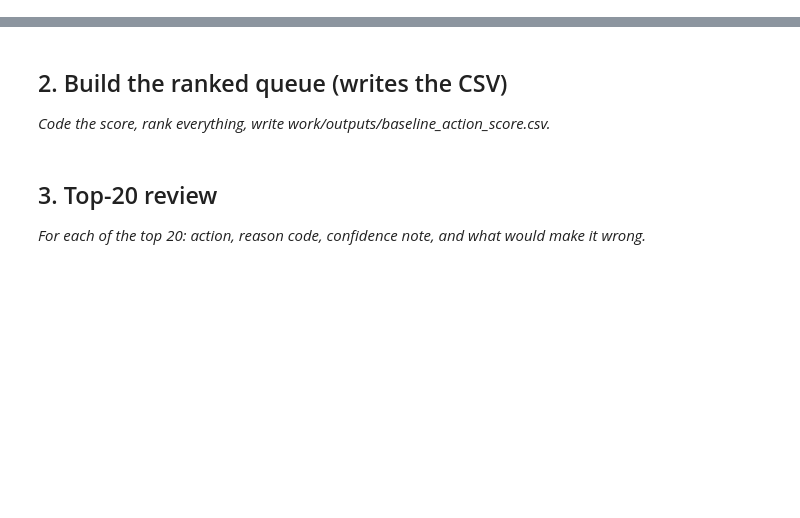
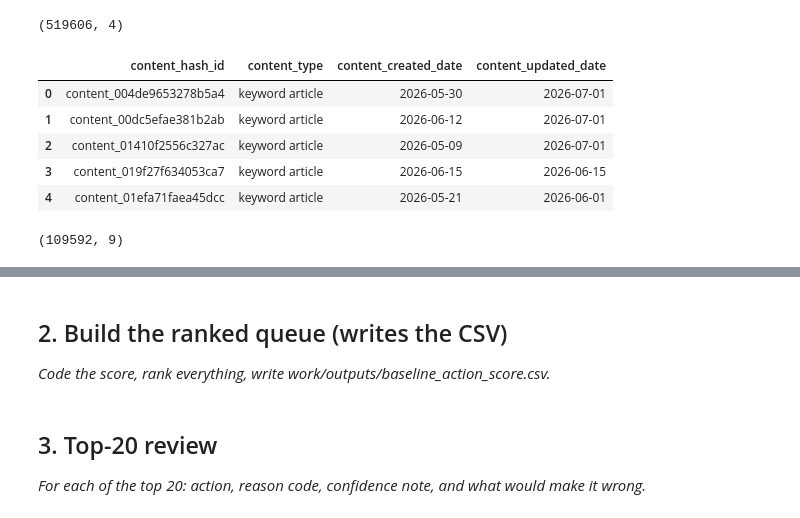
Before and after one commit to M-Sheheryar-khan/FlyRank-ML-Internship-Starter-Repo, a Jupyter notebook: work/notebooks/w04_baseline_score.ipynb, the cells around one changed output, grey strips where cells are left out. Cells and saved outputs as stored; diff of their text form; code cells hidden in the pictures; blank space fills up the shorter version.

```diff
--- a/work/notebooks/w04_baseline_score.ipynb
+++ b/work/notebooks/w04_baseline_score.ipynb
@@ -15,0 +72,26 @@ This skeleton is yours to fill. Work the sections **in order** — each one has
+# %%
+dim_content = con.sql(f"""
+    SELECT content_hash_id, content_type, content_created_date, content_updated_date
+    FROM read_parquet('{REL}/dim_content.parquet')
+""").df()
+
+print(dim_content.shape)
+dim_content.head()
+# %% [output]
+(519606, 4)
+|  | content_hash_id | content_type | content_created_date | content_updated_date |
+| 0 | content_004de9653278b5a4 | keyword article | 2026-05-30 | 2026-07-01 |
+| 1 | content_00dc5efae381b2ab | keyword article | 2026-06-12 | 2026-07-01 |
+| 2 | content_01410f2556c327ac | keyword article | 2026-05-09 | 2026-07-01 |
+| 3 | content_019f27f634053ca7 | keyword article | 2026-06-15 | 2026-06-15 |
+| 4 | content_01efa71faea45dcc | keyword article | 2026-05-21 | 2026-06-01 |
+# %%
+client_lookup = con.sql(f"""
+    SELECT DISTINCT content_hash_id, client_hash_id
+    FROM {MAR}
+""").df()
+
+data = data.merge(client_lookup, on="content_hash_id", how="left")
+data.shape
+# %% [output]
+(109592, 9)
```
Also changed, not shown: parts of 8 cells of this notebook.
